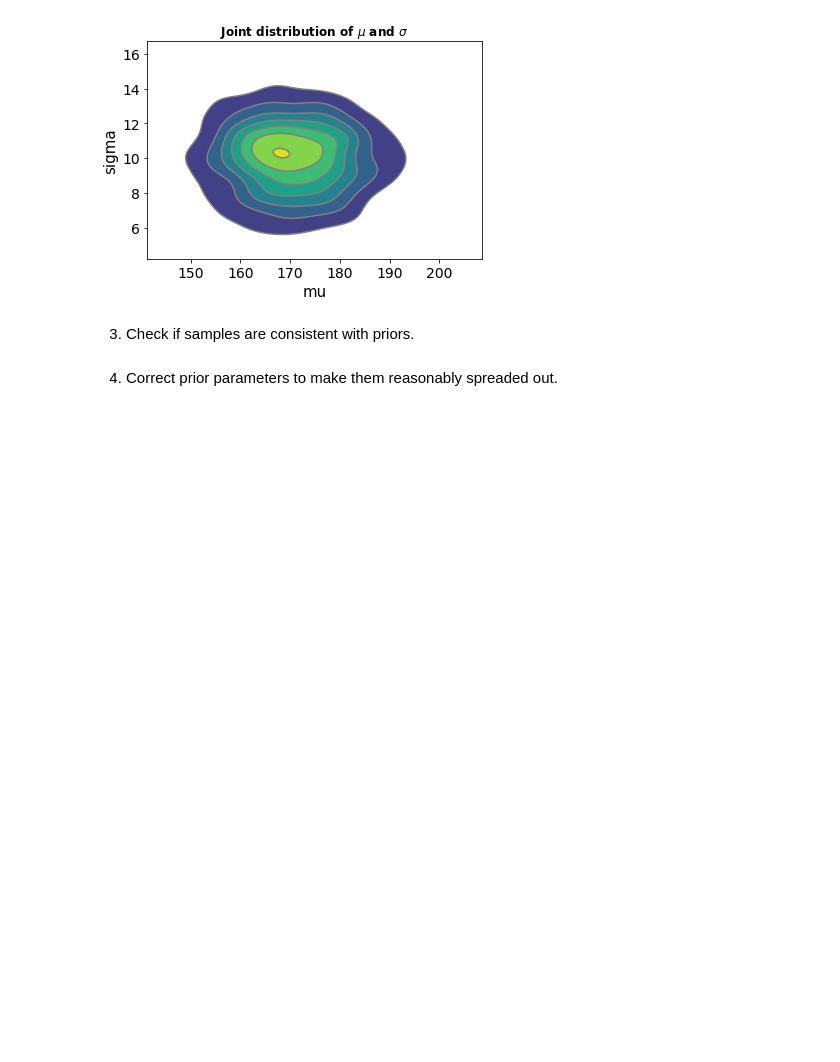
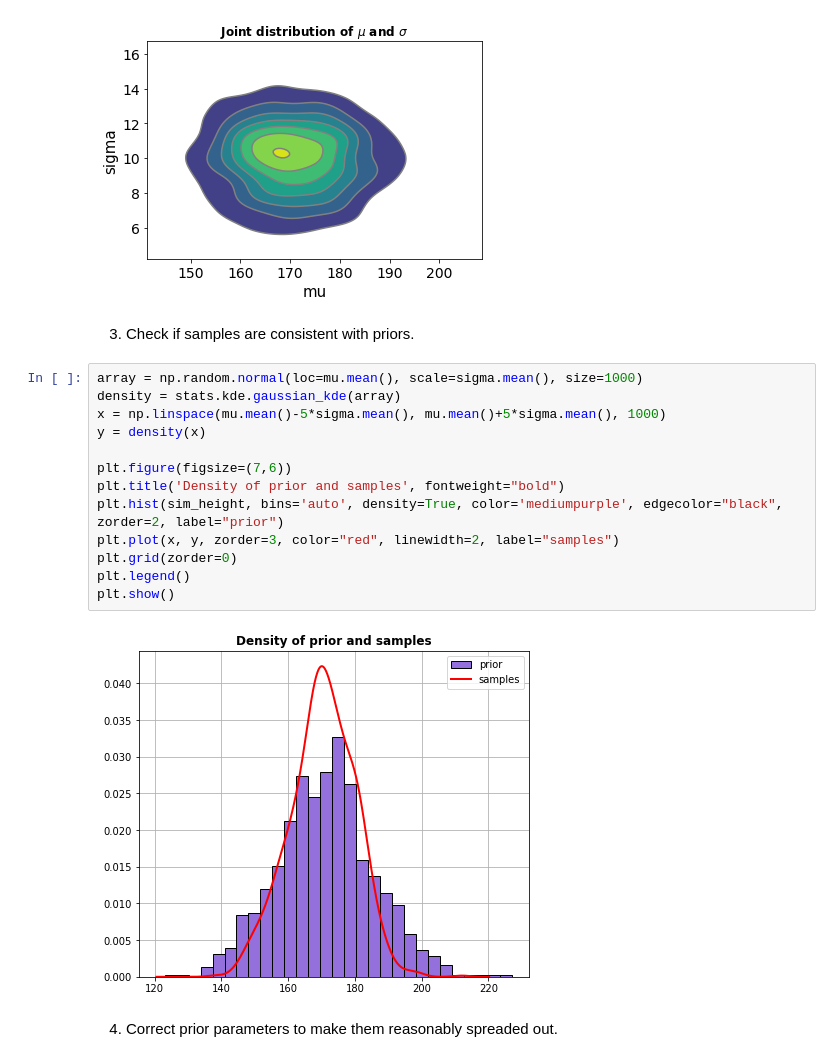
Before and after one commit to SwieciloM/Data-Analytics-Laboratory, a Jupyter notebook: Lab 4 - Linear models (modelling height of !Kung people)/main.ipynb, the cells around one changed output. Cells and saved outputs as stored; diff of their text form; blank space fills up the shorter version.

```diff
--- a/Lab 4 - Linear models (modelling height of !Kung people)/main.ipynb
+++ b/Lab 4 - Linear models (modelling height of !Kung people)/main.ipynb
@@ -99,6 +98,21 @@ plt.show()
 [figure]
 # %% [markdown]
 3. Check if samples are consistent with priors.
+# %%
+array = np.random.normal(loc=mu.mean(), scale=sigma.mean(), size=1000)
+density = stats.kde.gaussian_kde(array)
+x = np.linspace(mu.mean()-5*sigma.mean(), mu.mean()+5*sigma.mean(), 1000)
+y = density(x)
+
+plt.figure(figsize=(7,6))
+plt.title('Density of prior and samples', fontweight="bold")
+plt.hist(sim_height, bins='auto', density=True, color='mediumpurple', edgecolor="black", zorder=2, label="prior")
+plt.plot(x, y, zorder=3, color="red", linewidth=2, label="samples")
+plt.grid(zorder=0)
+plt.legend()
+plt.show()
+# %% [output]
+[figure, added]
 # %% [markdown]
 4. Correct prior parameters to make them reasonably spreaded out.
 # %% [markdown]
```
Also changed, not shown: parts of 22 cells of this notebook, 6 other files.
